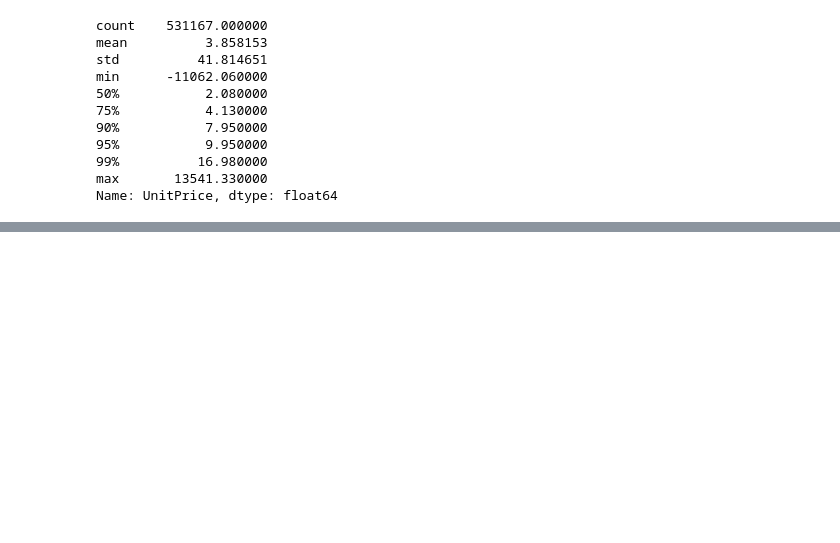
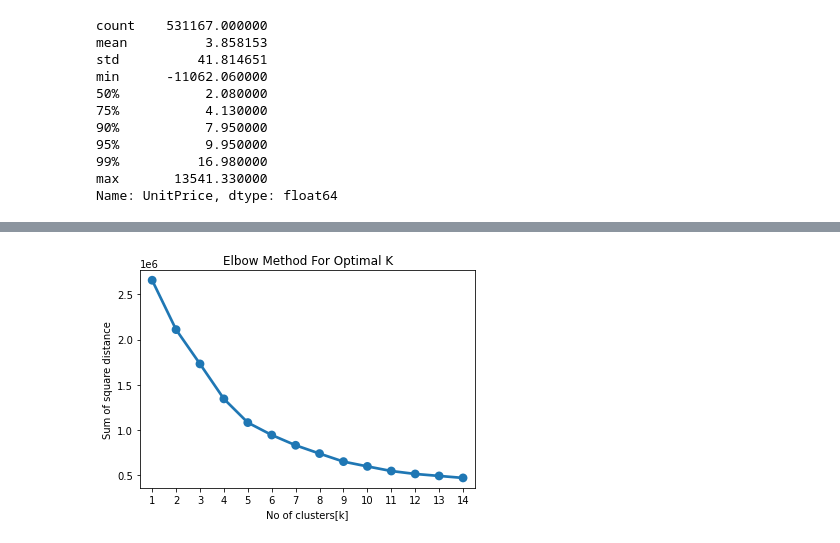
Before and after one commit to Mmbsaksd/Customer-segmentation, a Jupyter notebook: Customer_Segmentation.ipynb, the cells around one changed output, grey strips where cells are left out. Saved outputs shown, nothing was run; the diff lists cells and outputs as text; code cells hidden in the pictures; blank space fills up the shorter version.

Commit message:
k means building

```diff
--- a/Customer_Segmentation.ipynb
+++ b/Customer_Segmentation.ipynb
@@ -483,0 +418,13 @@ memory usage: 60.8+ MB
+# %%
+#Preprocessing for k in kmeans
+x_features = df[['Day', 'Year', 'Hour','Minute', 'Total_Amount']]
+scal_featues = StandardScaler()
+x = scal_featues.fit_transform(x_features)
+ran_n_cl = [2,3,4,5,6,7,8,9,10,11,12, 13, 14, 15,16,17,18]
+for n_clusters in ran_n_cl:
+  kmeans_clust = KMeans(n_clusters = n_clusters)
+  pred = kmeans_clust.fit_predict(x)
+  centers = kmeans_clust.cluster_centers_
+
+  score = calinski_harabasz_score(x,pred)
+  print("For n_clusters ={}, calinski harabasz score is {}".format(n_clusters,score))
@@ -483,0 +449,15 @@ memory usage: 60.8+ MB
+# %%
+#Plotting Elbow chart
+sum_sq_dt = {}
+for k in range(1,15):
+  km = KMeans(n_clusters= k, init='k-means++', max_iter=1000)
+  km = km.fit(x)
+  sum_sq_dt[k] = km.inertia_
+
+sns.pointplot(x=list(sum_sq_dt.keys()),y=list(sum_sq_dt.values()))
+plt.title("Elbow Method For Optimal K")
+plt.xlabel('No of clusters[k]')
+plt.ylabel("Sum of square distance")
+plt.show()
+# %% [output]
+[figure, added]
```
Also changed, not shown: parts of 11 cells of this notebook.
